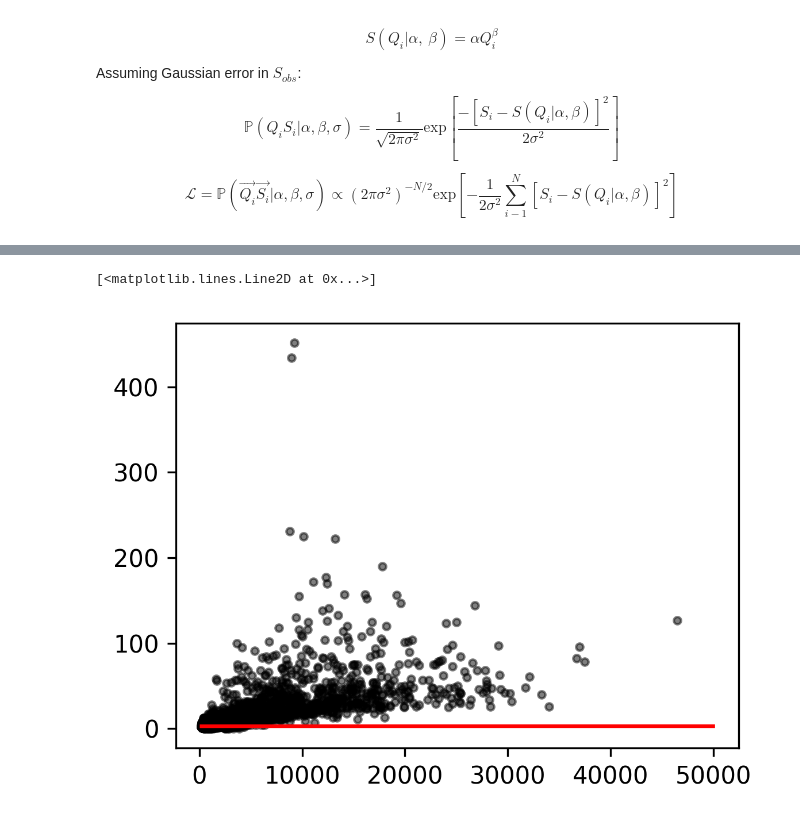
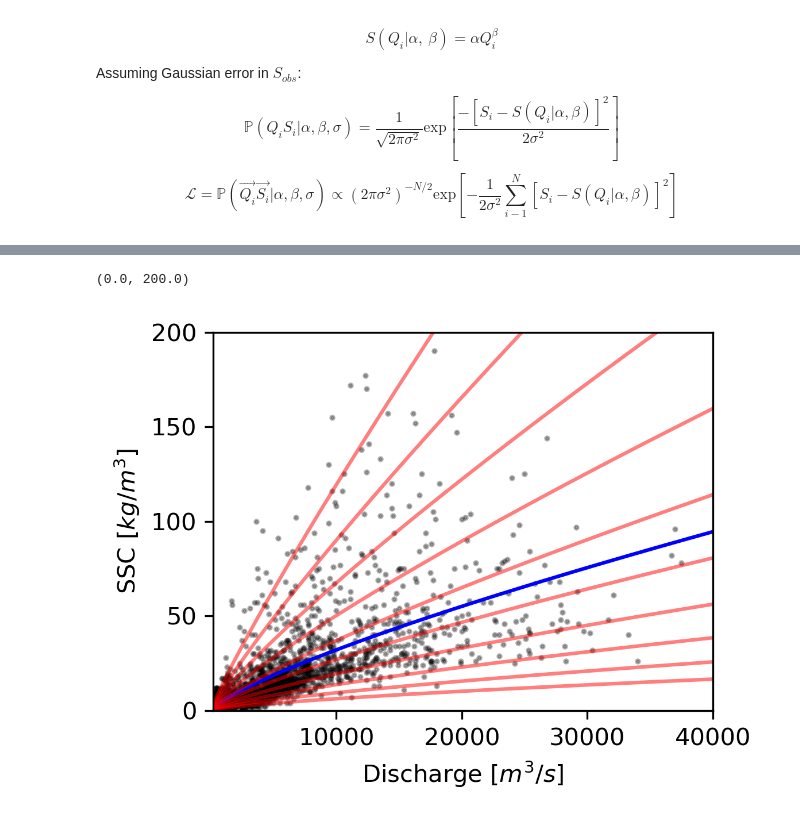
Before and after one commit to bKeungAuyeung/MSTA-Final, a Jupyter notebook: bAuyeung_Final-Code_MSTA.ipynb, the cells around one changed output, grey strips where cells are left out. Drawn from its saved outputs; the diff is of its cells as text; code cells hidden in the pictures.

```diff
--- a/bAuyeung_Final-Code_MSTA.ipynb
+++ b/bAuyeung_Final-Code_MSTA.ipynb
@@ -76,15 +136,10 @@ $$ \mathcal{L} = \mathbb{P}(\vec{Q_i}\vec{S_i} | \alpha,  \beta,  \sigma) \propt
 # %%
-def log_likelihood(theta, x, y):
-    alpha, beta, sigma = theta
-    model = alpha * x ** beta
-    return -0.5 * len(x) * np.log(2 * np.pi * sigma ** 2) - 0.5*sigma ** (-2) * np.sum((y - model) ** 2)
-
 def log_prior(theta):
-    alpha, beta, sigma = theta
-    if sigma < 0:
-        return -np.inf  # log(0)
-    else:
-        return -1.5 * np.log(1 + beta ** 2) - np.log(sigma)
+    alpha, beta, log_sigma = theta
+    sigma = np.exp(log_sigma)
+    if not (-2 < alpha < 2 and -0.003 < sigma < 0.003):
+        return -np.inf
+    return -1.5 * np.log(1 + beta ** 2) - np.log(sigma)
 
 def log_posterior(theta, x, y):
     return log_prior(theta) + log_likelihood(theta, x, y)
@@ -246,6 +255,0 @@ done
-# %%
-est_alpha = emcee_trace[0, :].mean()
-est_beta = emcee_trace[1, :].mean()
-
-print(f'Alpha Value: {est_alpha}')
-print(f'Beta Value: {est_beta}')
@@ -255,9 +256,20 @@ Beta Value: -0.7966966675906467
 # %%
 fig, ax = plt.subplots(figsize=(4,3), tight_layout=True, dpi=300)
 Q_line = np.linspace(200, 50000, 10000) # test muliple flow rate values
 
-ax.plot(data['Discharge'], data['Suspended sediment concentration'], color = "black", alpha = 0.5, linestyle = "None", marker = ".")
-ax.plot(Q_line, est_alpha*Q_line**est_beta, '-', alpha = 1, color = "red")
+ax.plot(x,y, color = "black", alpha = 0.3, linestyle = "None", marker = ".", markersize = 3)
+ax.plot(Q_line, est_alpha*Q_line**est_beta, '-', alpha = 1, color = "blue")
+# ax.plot(Q_line, 2.8*Q_line**0.00285, 'r', alpha=0.5)
+# ax.plot(Q_line, 2.8 + Q_line*0.00285, 'g', alpha=0.5)
+
+
+for alpha, beta in zip(alpha_guesses, beta_guesses):
+    ax.plot(Q_line, alpha * Q_line ** beta, 'r', alpha=0.5)
+
+ax.set_xlabel('Discharge $[m^3/s]$')
+ax.set_ylabel('SSC $[kg/m^3]$')
+ax.set_xlim(200, 40000)
+ax.set_ylim(0, 200)
 # %% [output]
-[<matplotlib.lines.Line2D at 0x...>]
+(0.0, 200.0)
-[figure, old version]
+[figure, new version]
```
Also changed, not shown: parts of 15 cells of this notebook.
